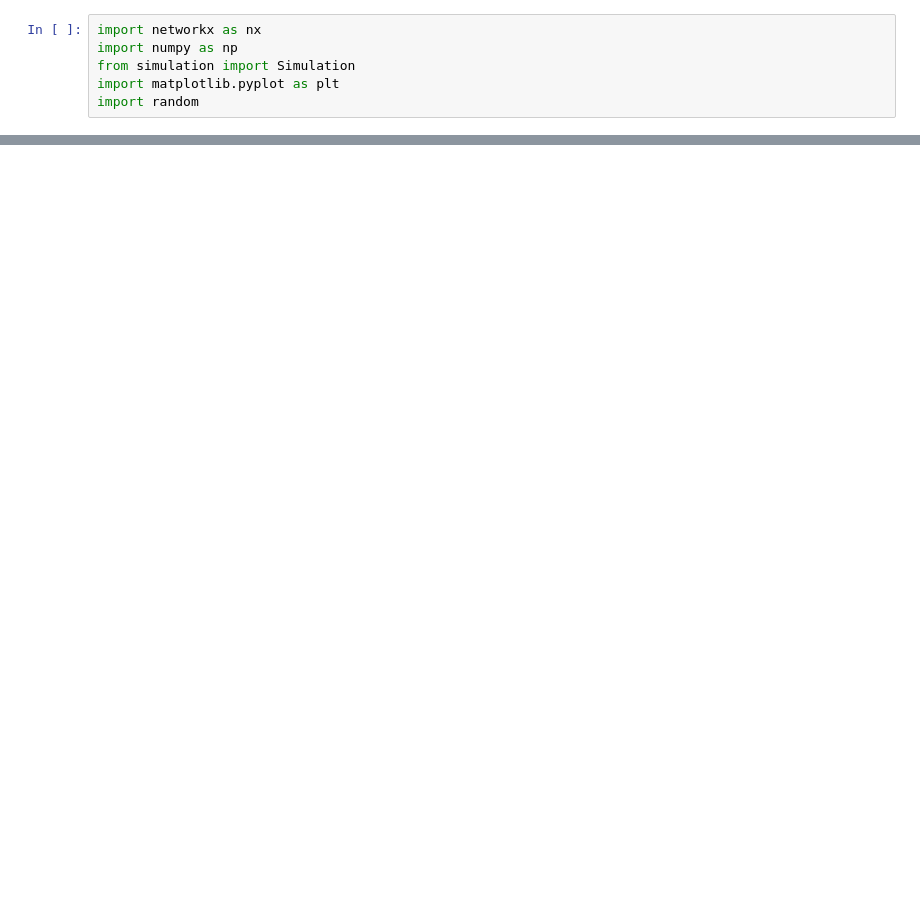
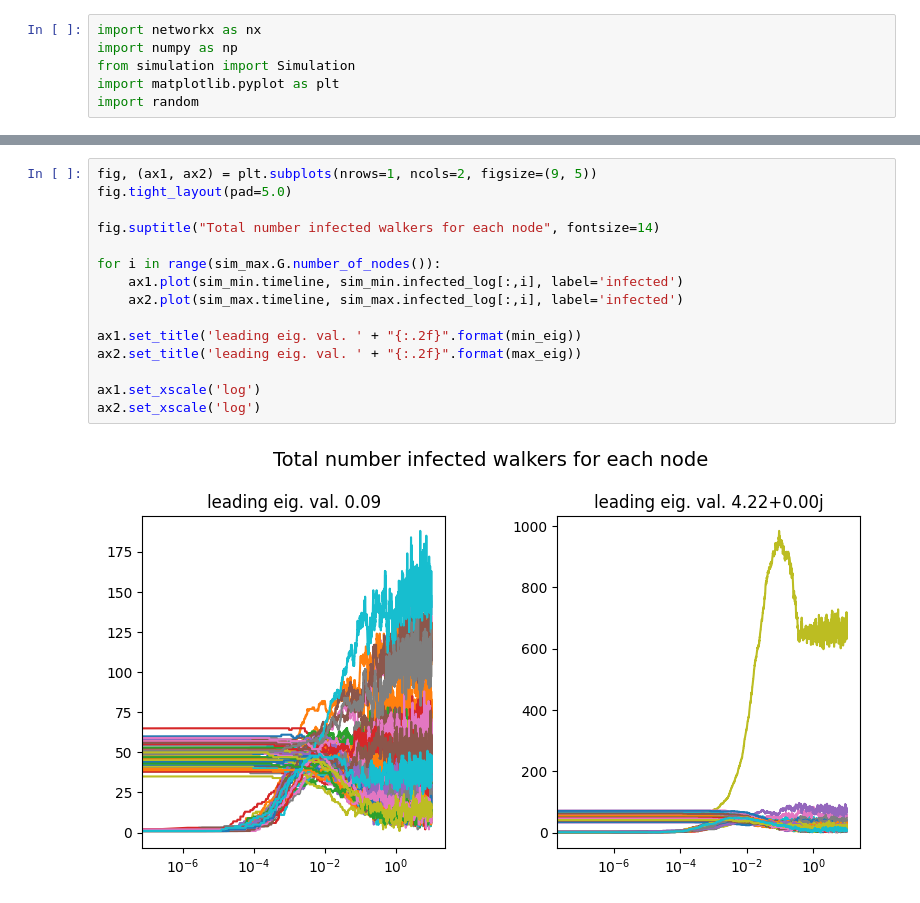
Before and after one commit to andrinr/uzh-networks, a Jupyter notebook: ex11/main.ipynb, the cells around one changed output, grey strips where cells are left out. Saved outputs shown, nothing was run; the diff lists cells and outputs as text; blank space fills up the shorter version.

```diff
--- a/ex11/main.ipynb
+++ b/ex11/main.ipynb
@@ -100,0 +132,17 @@ ax.plot(sim_2.timeline, np.sum(sim_2.infected_log, axis=1), label='infected')
+# %%
+fig, (ax1, ax2) = plt.subplots(nrows=1, ncols=2, figsize=(9, 5))
+fig.tight_layout(pad=5.0)
+
+fig.suptitle("Total number infected walkers for each node", fontsize=14)
+
+for i in range(sim_max.G.number_of_nodes()):
+    ax1.plot(sim_min.timeline, sim_min.infected_log[:,i], label='infected')
+    ax2.plot(sim_max.timeline, sim_max.infected_log[:,i], label='infected')
+
+ax1.set_title('leading eig. val. ' + "{:.2f}".format(min_eig))
+ax2.set_title('leading eig. val. ' + "{:.2f}".format(max_eig))
+
+ax1.set_xscale('log')
+ax2.set_xscale('log')
+# %% [output]
+[figure, added]
```
Also changed, not shown: parts of 15 cells of this notebook, 3 other files.
